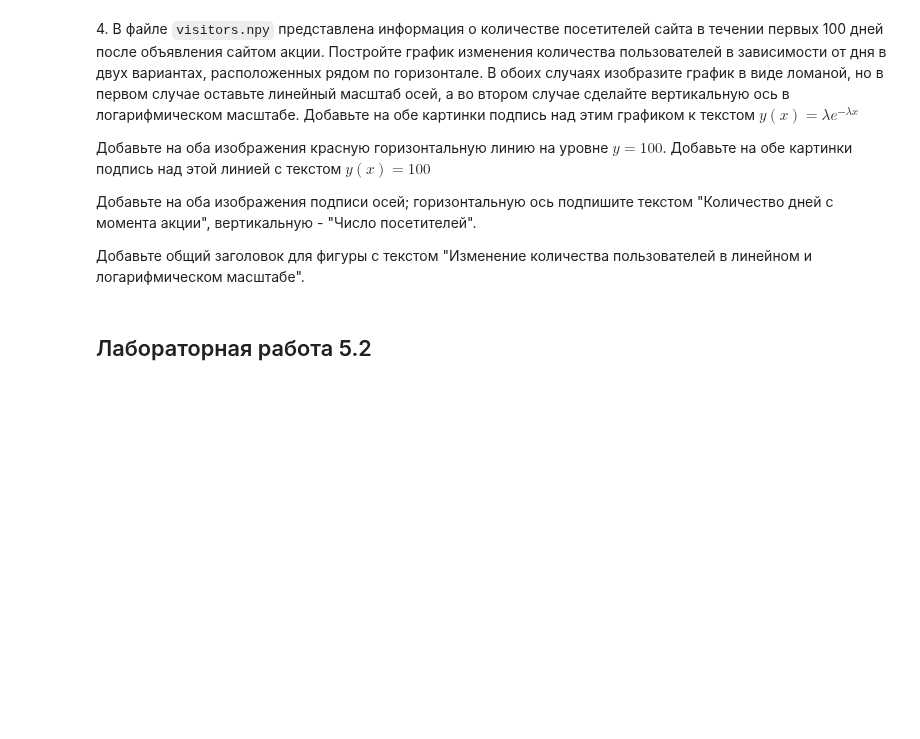
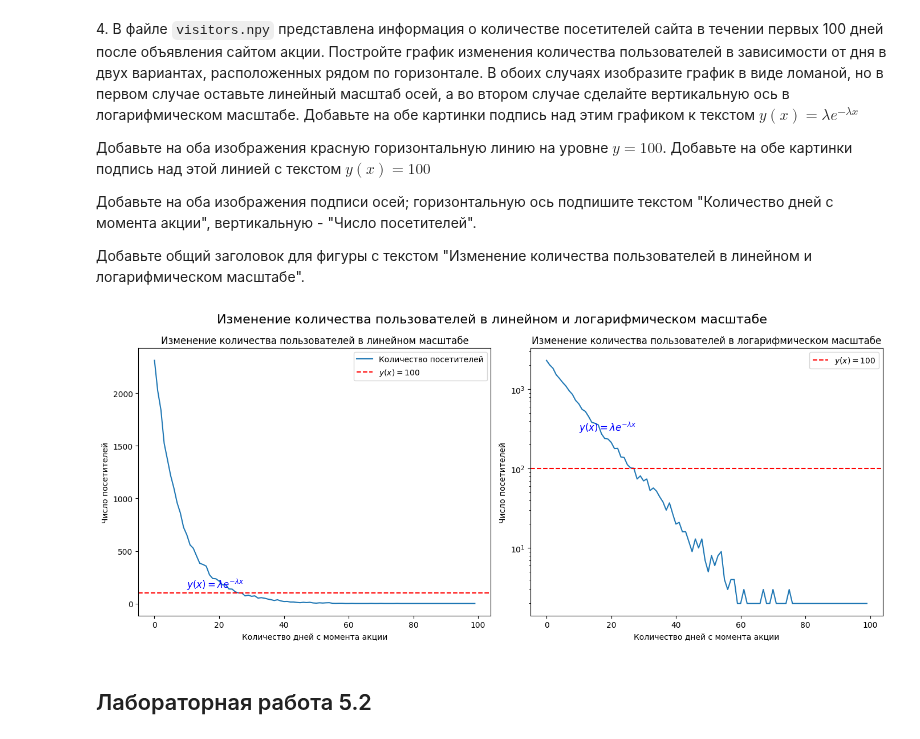
Before and after one commit to illCersei/TOD, a Jupyter notebook: 05_visualization.ipynb, the cells around one changed output. Cells and saved outputs as stored; diff of their text form; code cells hidden in the pictures; blank space fills up the shorter version.

```diff
--- a/05_visualization.ipynb
+++ b/05_visualization.ipynb
@@ -124,6 +145,48 @@ plt.show()
 Добавьте на оба изображения подписи осей; горизонтальную ось подпишите текстом "Количество дней с момента акции", вертикальную - "Число посетителей".
 
 Добавьте общий заголовок для фигуры с текстом "Изменение количества пользователей в линейном и логарифмическом масштабе".
+# %%
+import numpy as np
+import matplotlib.pyplot as plt
+
+# Загрузка данных о количестве посетителей
+visitors = np.load("visitors.npy")
+
+# Создание подписи для графика
+eq_label = r"$y(x)=\lambda e^{-\lambda x}$"
+
+# Создание подписи для горизонтальной линии
+horizontal_line_label = r"$y(x)=100$"
+
+# Построение двух графиков рядом
+fig, axs = plt.subplots(1, 2, figsize=(14, 6))
+
+# Первый график: линейный масштаб осей
+axs[0].plot(visitors, label="Количество посетителей")
+axs[0].axhline(y=100, color='red', linestyle='--', label=horizontal_line_label)
+axs[0].set_xlabel("Количество дней с момента акции")
+axs[0].set_ylabel("Число посетителей")
+axs[0].set_title("Изменение количества пользователей в линейном масштабе")
+axs[0].legend()
+axs[0].text(10, 150, eq_label, fontsize=12, color='blue')
+
+# Второй график: логарифмический масштаб оси y
+axs[1].plot(visitors)
+axs[1].axhline(y=100, color='red', linestyle='--', label=horizontal_line_label)
+axs[1].set_xlabel("Количество дней с момента акции")
+axs[1].set_ylabel("Число посетителей")
+axs[1].set_title("Изменение количества пользователей в логарифмическом масштабе")
+axs[1].set_yscale('log')
+axs[1].legend()
+axs[1].text(10, 300, eq_label, fontsize=12, color='blue')
+
+# Добавление заголовка для всей фигуры
+plt.suptitle("Изменение количества пользователей в линейном и логарифмическом масштабе", fontsize=16)
+
+plt.tight_layout()
+plt.show()
+# %% [output]
+[figure, added]
 # %% [markdown]
 ## Лабораторная работа 5.2
 # %% [markdown]
```
Also changed, not shown: parts of 3 cells of this notebook.
